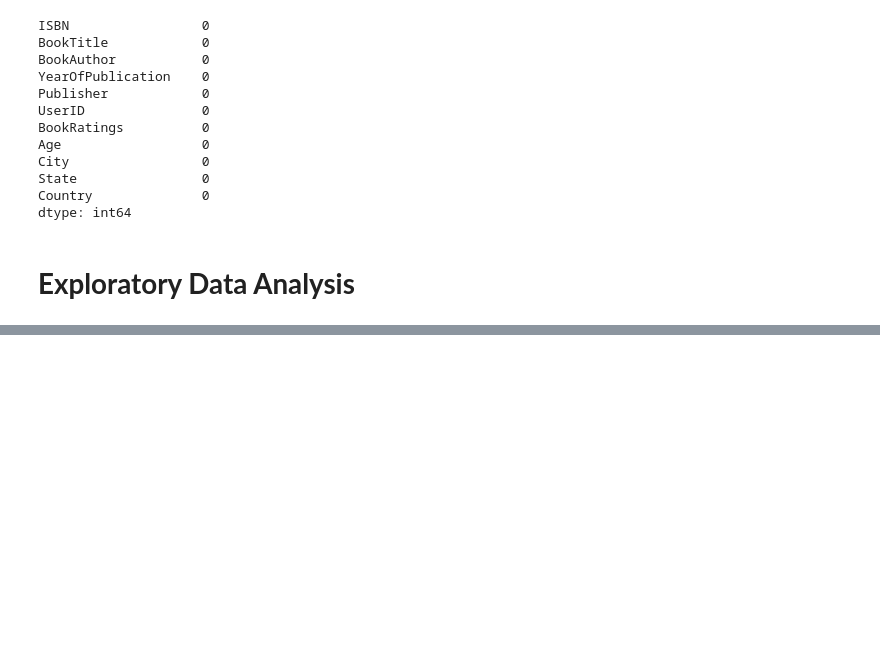
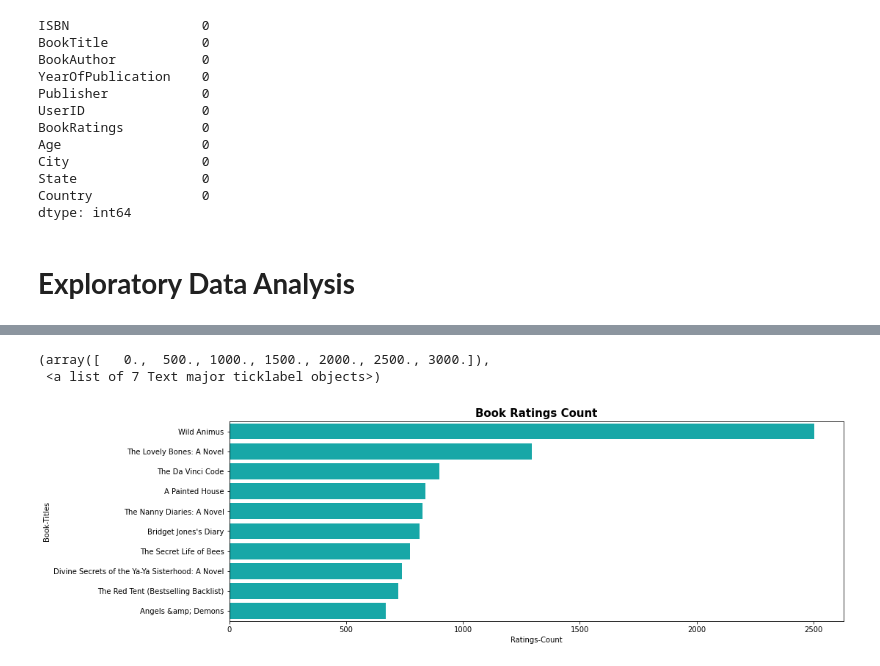
Before and after one commit to preetikhullbe/Book-Recommendation-sysytem, a Jupyter notebook: Book_recommendation_system_preeti.ipynb, the cells around one changed output, grey strips where cells are left out. Cells and saved outputs as stored; diff of their text form; code cells hidden in the pictures; blank space fills up the shorter version.

```diff
--- a/Book_recommendation_system_preeti.ipynb
+++ b/Book_recommendation_system_preeti.ipynb
@@ -553,0 +583,15 @@ dtype: int64
+# %%
+#Book ratings count using group by
+book_rating=book_df.groupby(['BookTitle'])['BookRatings'].count().sort_values(ascending=False).reset_index()
+# %%
+plt.figure(figsize=(15,5))
+ax=sns.barplot(book_rating['BookRatings'][:10],book_rating['BookTitle'][:10],color='c')
+ax.set_title('Book Ratings Count', fontsize=15,fontweight='bold')
+ax.set_xlabel('Ratings-Count')
+ax.set_ylabel('Book-Titles')
+plt.yticks()
+plt.xticks()
+# %% [output]
+(array([   0.,  500., 1000., 1500., 2000., 2500., 3000.]),
+ <a list of 7 Text major ticklabel objects>)
+[figure, added]
```
Also changed, not shown: parts of 21 cells of this notebook.
